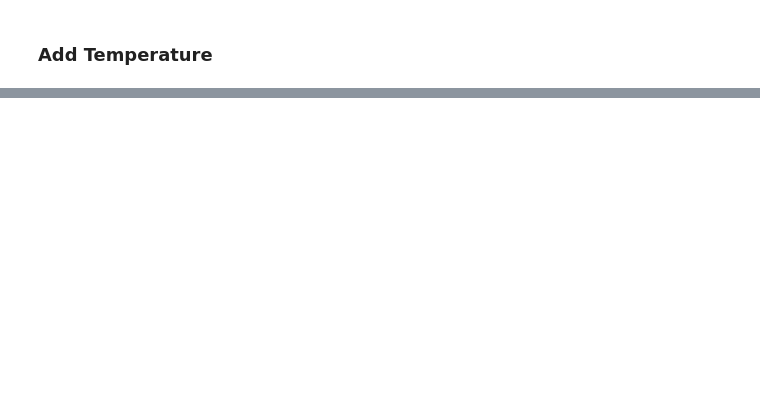
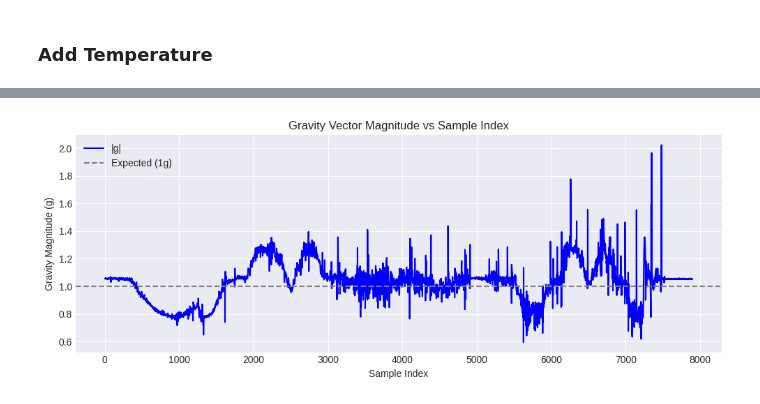
Before and after one commit to civcode/ftdi232h-i2c-jupyter-notebooks, a Jupyter notebook: ftdi-dt232h-mpu6050.ipynb, the cells around one changed output, grey strips where cells are left out. Drawn from its saved outputs; the diff is of its cells as text; code cells hidden in the pictures; blank space fills up the shorter version.

```diff
--- a/ftdi-dt232h-mpu6050.ipynb
+++ b/ftdi-dt232h-mpu6050.ipynb
@@ -981,0 +988,35 @@ meta       NaN        NaN  299910.0  1498.001955   200.206681
+# %%
+import numpy as np
+import matplotlib.pyplot as plt
+
+def plot_gravity_magnitude(data_log):
+    """
+    Plots the magnitude of the gravity vector ||g|| = sqrt(ax^2 + ay^2 + az^2)
+    using sample index on the x-axis.
+    """
+    # Extract acceleration values
+    ax_vals = np.array([d['ax'] for d in data_log])
+    ay_vals = np.array([d['ay'] for d in data_log])
+    az_vals = np.array([d['az'] for d in data_log])
+
+    # Compute magnitude of the gravity vector
+    g_mag = np.sqrt(ax_vals**2 + ay_vals**2 + az_vals**2)
+
+    # X-axis: sample index
+    indices = np.arange(len(g_mag))
+
+    # Plot
+    plt.figure(figsize=(10, 4))
+    plt.plot(indices, g_mag, label='|g|', color='blue')
+    plt.axhline(1.0, color='gray', linestyle='--', label='Expected (1g)')
+    plt.xlabel("Sample Index")
+    plt.ylabel("Gravity Magnitude (g)")
+    plt.title("Gravity Vector Magnitude vs Sample Index")
+    plt.grid(True)
+    plt.legend()
+    plt.tight_layout()
+    plt.show()
+
+plot_gravity_magnitude(data_log)
+# %% [output]
+[figure, added]
```
Also changed, not shown: parts of 38 cells of this notebook, 1 other file.
